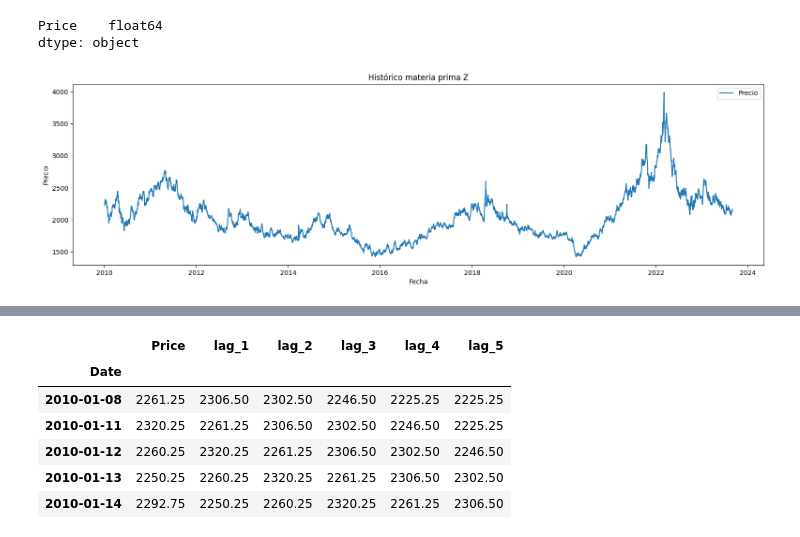
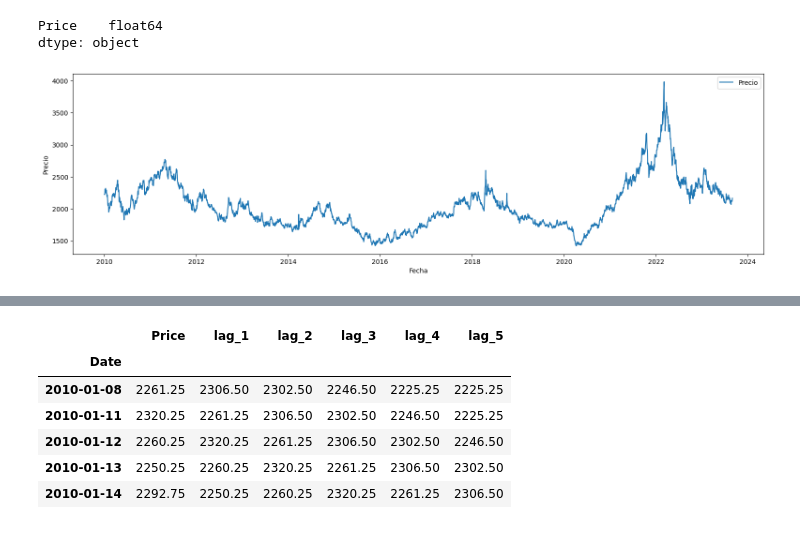
Before and after one commit to JsebastianUVPRQ/classical_trajectory, a Jupyter notebook: ptdataknow/entrenamiento_local/materia-z-local/nb_materia-prma_Z.ipynb, the cells around one changed output, grey strips where cells are left out. Saved outputs shown, nothing was run; the diff lists cells and outputs as text; code cells hidden in the pictures.

```diff
--- a/ptdataknow/entrenamiento_local/materia-z-local/nb_materia-prma_Z.ipynb
+++ b/ptdataknow/entrenamiento_local/materia-z-local/nb_materia-prma_Z.ipynb
@@ -39,13 +39,13 @@ dtype: object
 # %%
 plt.figure(figsize=(19, 5))
 plt.plot(df['Price'], label='Precio')
-plt.title('Histórico materia prima Z')
+plt.title('')
 plt.xlabel('Fecha')
 plt.ylabel('Precio')
 plt.legend()
 plt.show()
 # %% [output]
-[figure, old version]
+[figure, new version]
 # %%
 # Crear características de serie temporal (lag features)
 def create_lag_features(df, lags=5):
```
Also changed, not shown: parts of 7 cells of this notebook, 21 other files.
